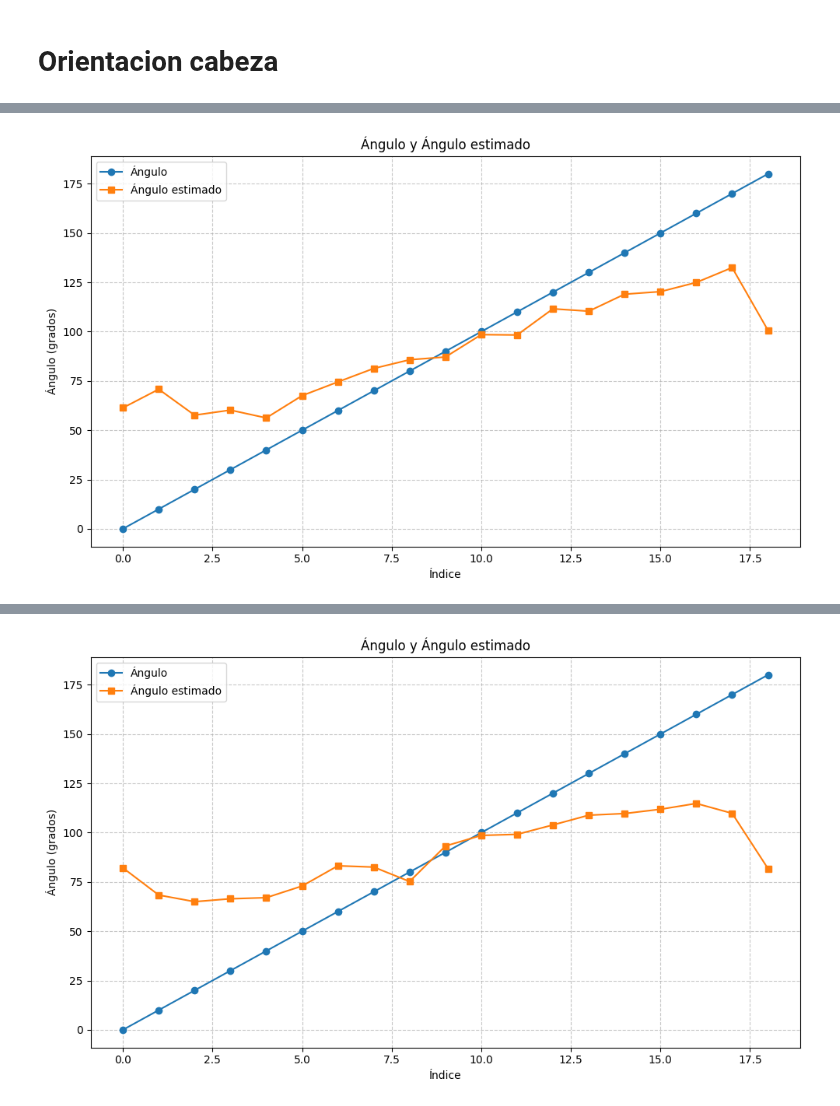
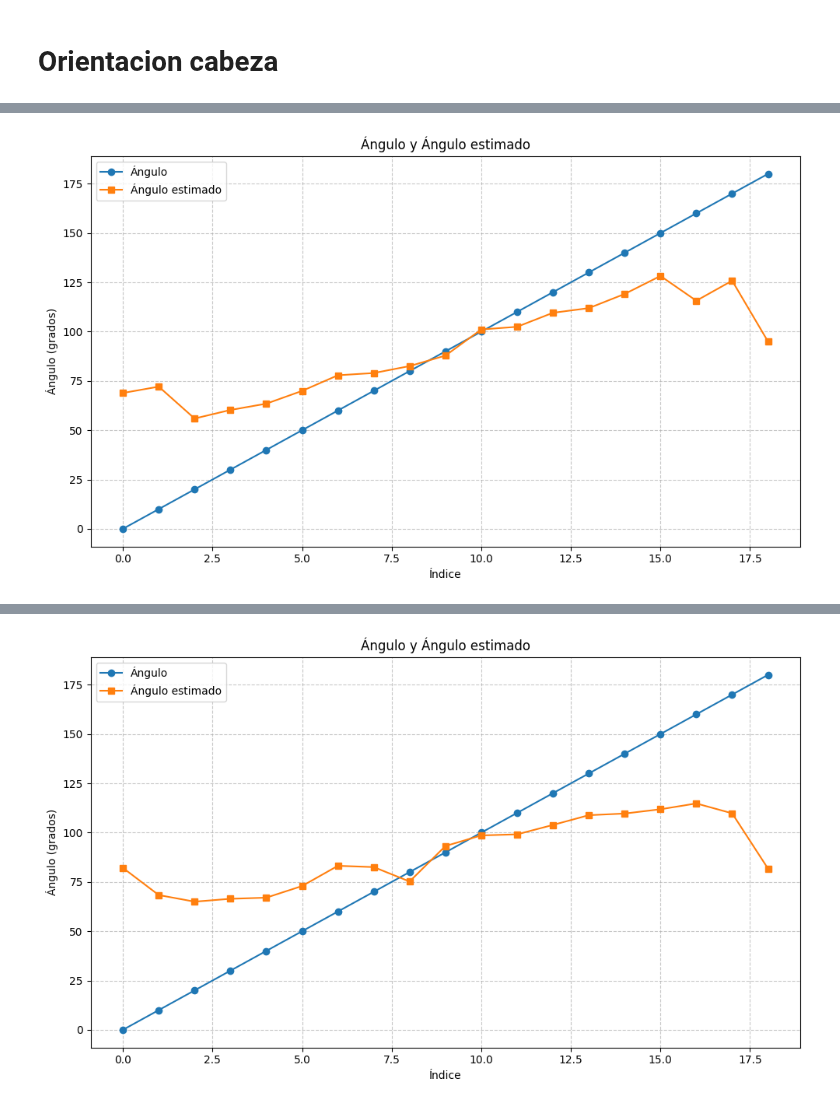
Before and after one commit to stevenaraujo98/integracion_pcl, a Jupyter notebook: get_res.ipynb, the cells around one changed output, grey strips where cells are left out. Saved outputs shown, nothing was run; the diff lists cells and outputs as text; code cells hidden in the pictures.

```diff
--- a/get_res.ipynb
+++ b/get_res.ipynb
@@ -690,7 +690,7 @@ data = []
 for key in val_orientacion["200"].keys():
     data.append({"angulo": key, "angulo_tronco": val_orientacion_cabeza["200"][key][0]["angulo_tronco"], "angulo_head": val_orientacion_cabeza["200"][key][0]["angulo_head"]})
 
-df_orientaciones_200 = pd.DataFrame(data)
+df_orientaciones_cabeza_200 = pd.DataFrame(data)
 
 data = []
 
@@ -698,7 +698,7 @@ data = []
 for key in val_orientacion["300"].keys():
     data.append({"angulo": key, "angulo_tronco": val_orientacion_cabeza["300"][key][0]["angulo_tronco"], "angulo_head": val_orientacion_cabeza["300"][key][0]["angulo_head"]})
 
-df_orientaciones_300 = pd.DataFrame(data)
+df_orientaciones_cabeza_300 = pd.DataFrame(data)
 
 data = []
 
@@ -717,4 +717,4 @@ for key in val_orientacion["400"].keys():
         "angulo_head": angulo_head
     })
 
-df_orientaciones_400 = pd.DataFrame(data)
+df_orientaciones_cabeza_400 = pd.DataFrame(data)
@@ -789,0 +741,4 @@ df_orientaciones_200
+# %%
+df_orientaciones_cabeza_200["error_tronco"] = df_orientaciones_cabeza_200["angulo_tronco"] - df_orientaciones_cabeza_200["angulo"].astype(int)
+df_orientaciones_cabeza_200["error_head"] = df_orientaciones_cabeza_200["angulo_head"] - df_orientaciones_cabeza_200["angulo"].astype(int)
+df_orientaciones_cabeza_200
@@ -790,28 +763,28 @@ df_orientaciones_200
 # %%
 # grafica el angulo de Y, con valores en x de los indices de df_orientaciones_200
 # plt.plot(df_orientaciones_200["angulo_tronco"])
 # plt.plot(df_orientaciones_200["angulo"].astype(int))
 
 # Crear la figura y los ejes
 fig, ax = plt.subplots(figsize=(10, 6))
 
 # Graficar ambas líneas
-ax.plot(df_orientaciones_200.index, df_orientaciones_200["angulo"].astype(int), label='Ángulo', marker='o')
-ax.plot(df_orientaciones_200.index, df_orientaciones_200["angulo_tronco"], label='Ángulo estimado', marker='s')
+ax.plot(df_orientaciones_cabeza_200.index, df_orientaciones_cabeza_200["angulo"].astype(int), label='Ángulo', marker='o')
+ax.plot(df_orientaciones_cabeza_200.index, df_orientaciones_cabeza_200["angulo_tronco"], label='Ángulo estimado', marker='s')
 
 # Configurar el título y las etiquetas de los ejes
 ax.set_title('Ángulo y Ángulo estimado')
 ax.set_xlabel('Índice')
 ax.set_ylabel('Ángulo (grados)')
 
 # Añadir una leyenda
 ax.legend()
 
 # Añadir una cuadrícula para mejor lectura
 ax.grid(True, linestyle='--', alpha=0.7)
 
 # Ajustar el diseño y mostrar la gráfica
 plt.tight_layout()
 plt.show()
 # %% [output]
-[figure, old version]
+[figure, new version]
```
Also changed, not shown: parts of 28 cells of this notebook.
